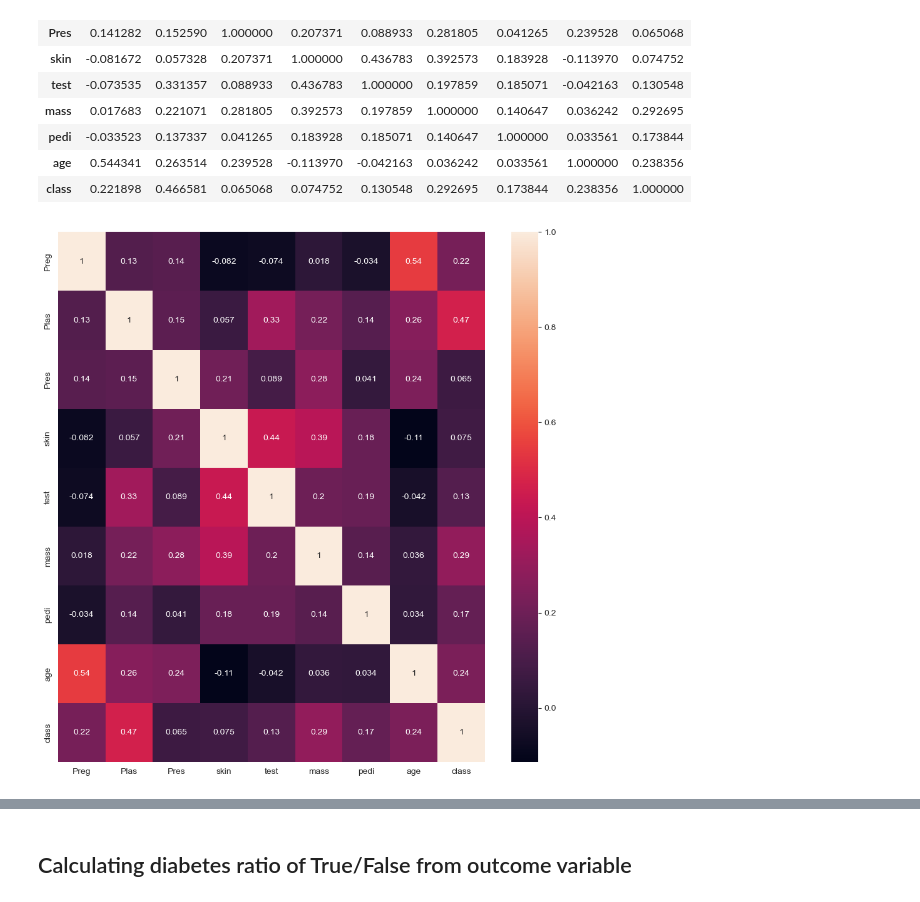
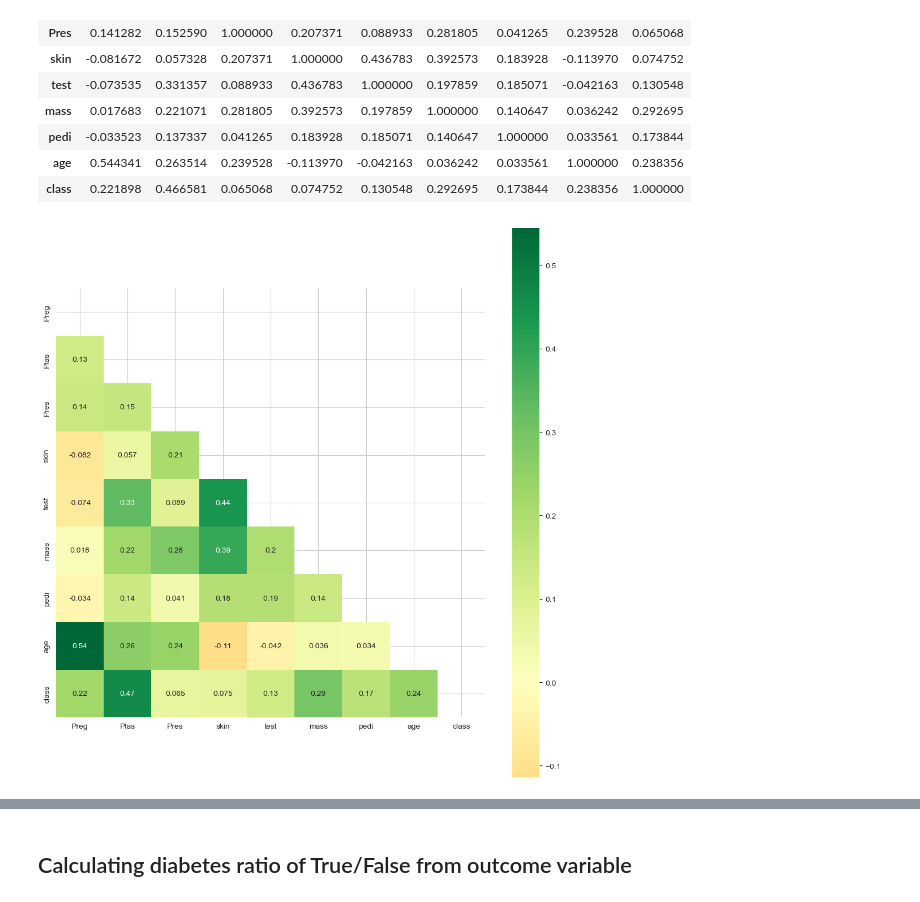
Before and after one commit to Asifdotexe/MachineLearns, a Jupyter notebook: python/Naive Bayes on PIMA Diabetes Dataset.ipynb, the cells around one changed output, grey strips where cells are left out. Drawn from its saved outputs; the diff is of its cells as text; code cells hidden in the pictures.

```diff
--- a/python/Naive Bayes on PIMA Diabetes Dataset.ipynb
+++ b/python/Naive Bayes on PIMA Diabetes Dataset.ipynb
@@ -145,8 +144,6 @@ df.corr()
 # %%
 # making a heatmap of the correlation matrix for understanding the correlation better
 corr = df.corr()
-fig, ax = plt.subplots(figsize = (11,11))
-sns.heatmap(corr, annot=True)
-plt.show()
+plot_corr(corr)
 # %% [output]
-[figure, old version]
+[figure, new version]
```
Also changed, not shown: parts of 10 cells of this notebook, 6 other files.
